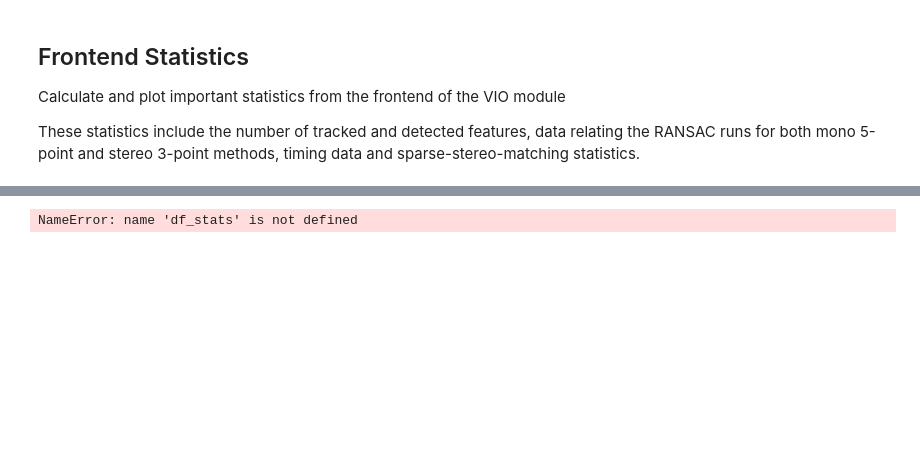
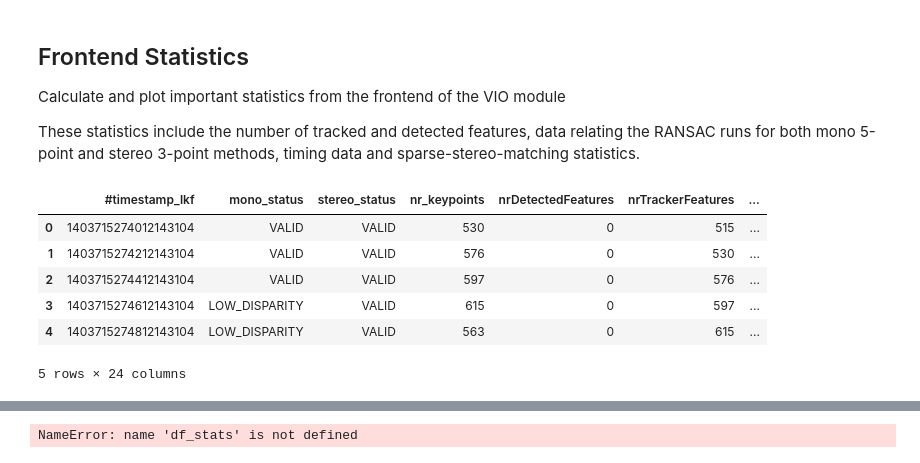
Before and after one commit to MIT-SPARK/Kimera-VIO-Evaluation, a Jupyter notebook: notebooks/plot_frontend.ipynb, the cells around one changed output, grey strips where cells are left out. Saved outputs shown, nothing was run; the diff lists cells and outputs as text; code cells hidden in the pictures; blank space fills up the shorter version.

```diff
--- a/notebooks/plot_frontend.ipynb
+++ b/notebooks/plot_frontend.ipynb
@@ -57,9 +57,18 @@ These statistics include the number of tracked and detected features, data relat
 # %%
 # Parse frontend statistics csv file.
 stats_file = os.path.join(os.path.expandvars(vio_output_dir), "output_frontend_stats.csv")
 
 # Convert to tidy pandas DataFrame object.
 df_stats = pd.read_csv(stats_file, sep=',', index_col=False)
+df_stats.head()
+# %% [output]
+|  | #timestamp_lkf | mono_status | stereo_status | nr_keypoints | nrDetectedFeatures | nrTrackerFeatures | ... |
+| 0 | 1403715274012143104 | VALID | VALID | 530 | 0 | 515 | ... |
+| 1 | 1403715274212143104 | VALID | VALID | 576 | 0 | 530 | ... |
+| 2 | 1403715274412143104 | VALID | VALID | 597 | 0 | 576 | ... |
+| 3 | 1403715274612143104 | LOW_DISPARITY | VALID | 615 | 0 | 597 | ... |
+| 4 | 1403715274812143104 | LOW_DISPARITY | VALID | 563 | 0 | 615 | ... |
+5 rows × 24 columns
 # %%
 # Helper functions for processing data summary.
 def get_mean(attrib):
```
Also changed, not shown: parts of 4 cells of this notebook, 3 other files.
